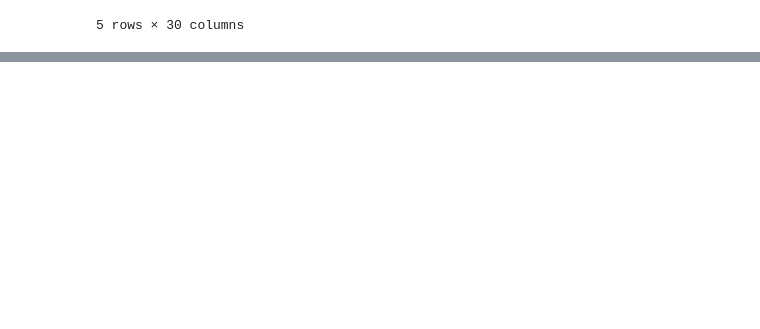
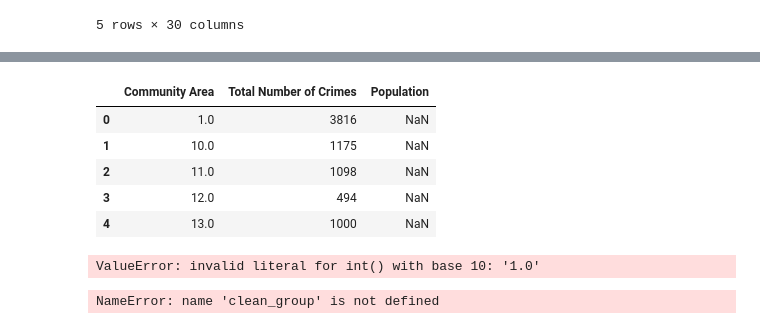
Before and after one commit to chell0011/MMA1, a Jupyter notebook: ETL.ipynb, the cells around one changed output, grey strips where cells are left out. Saved outputs shown, nothing was run; the diff lists cells and outputs as text; code cells hidden in the pictures; blank space fills up the shorter version.

```diff
--- a/ETL.ipynb
+++ b/ETL.ipynb
@@ -27,0 +166,7 @@ df_crime.head()
+# %%
+grouped_crime = df_group["Community Area"].count()
+# %%
+df_grouped_crime = pd.DataFrame(grouped_crime)
+df_grouped_crime.columns = ["Total Number of Crimes"]
+# %%
+df_grouped_crime = df_grouped_crime.reset_index()
@@ -27,0 +182,19 @@ df_crime.head()
+# %%
+merged_crime_data = df_grouped_crime.merge(df_pop_final, how="left", on="Community Area")
+# %%
+merged_crime_data.head()
+# %% [output]
+|  | Community Area | Total Number of Crimes | Population |
+| 0 | 1.0 | 3816 | NaN |
+| 1 | 10.0 | 1175 | NaN |
+| 2 | 11.0 | 1098 | NaN |
+| 3 | 12.0 | 494 | NaN |
+| 4 | 13.0 | 1000 | NaN |
+# %%
+clean_group = df_grouped_crime.astype({"Community Area": "int"})
+# %% [output]
+ValueError: invalid literal for int() with base 10: '1.0'
+# %%
+clean_group_2 = clean_group.astype({"Community Area": "str"})
+# %% [output]
+NameError: name 'clean_group' is not defined
```
Also changed, not shown: parts of 21 cells of this notebook, 1 other file.
